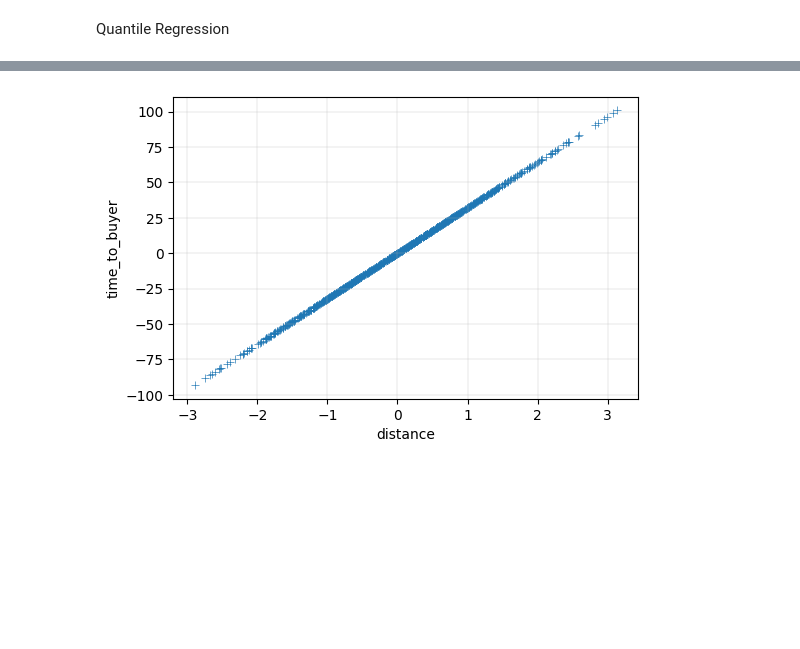
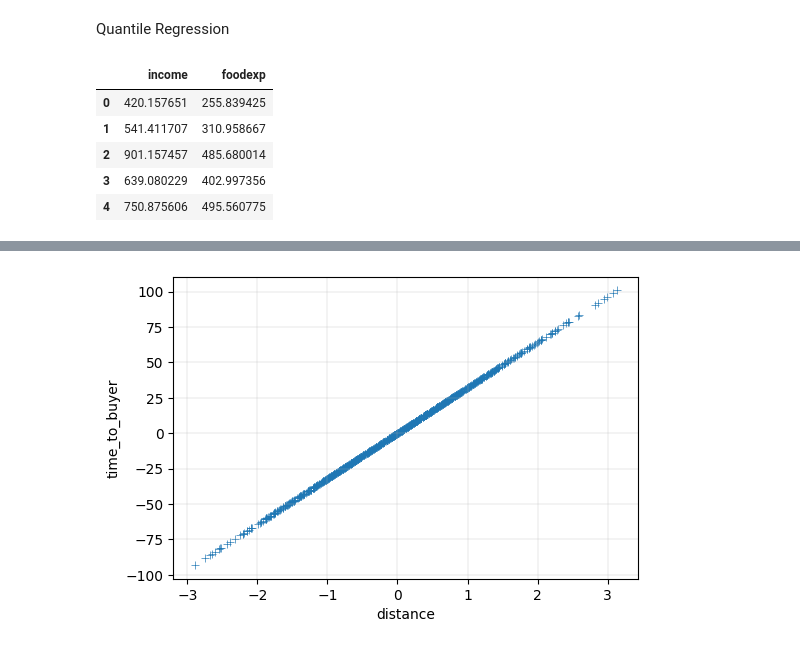
Before and after one commit to vbanai/Linear_and_Logistic_Regression_Projects, a Jupyter notebook: Tabular_playground_2021_linear_regression.ipynb, the cells around one changed output, grey strips where cells are left out. Cells and saved outputs as stored; diff of their text form; code cells hidden in the pictures; blank space fills up the shorter version.

```diff
--- a/Tabular_playground_2021_linear_regression.ipynb
+++ b/Tabular_playground_2021_linear_regression.ipynb
@@ -1456,3 +1456,15 @@ BEST RESULT WITH 3 FOLD CV and YJ TRANSFORMATION: 0.59 for MAE, 0.50 for MSE, 0.
 ####################### End of the project #############################
 # %% [markdown]
 Quantile Regression
+# %%
+import statsmodels.api as sm
+import statsmodels.formula.api as smf
+data = sm.datasets.engel.load_pandas().data
+data.head()
+# %% [output]
+|  | income | foodexp |
+| 0 | 420.157651 | 255.839425 |
+| 1 | 541.411707 | 310.958667 |
+| 2 | 901.157457 | 485.680014 |
+| 3 | 639.080229 | 402.997356 |
+| 4 | 750.875606 | 495.560775 |
```
Also changed, not shown: parts of 6 cells of this notebook.
